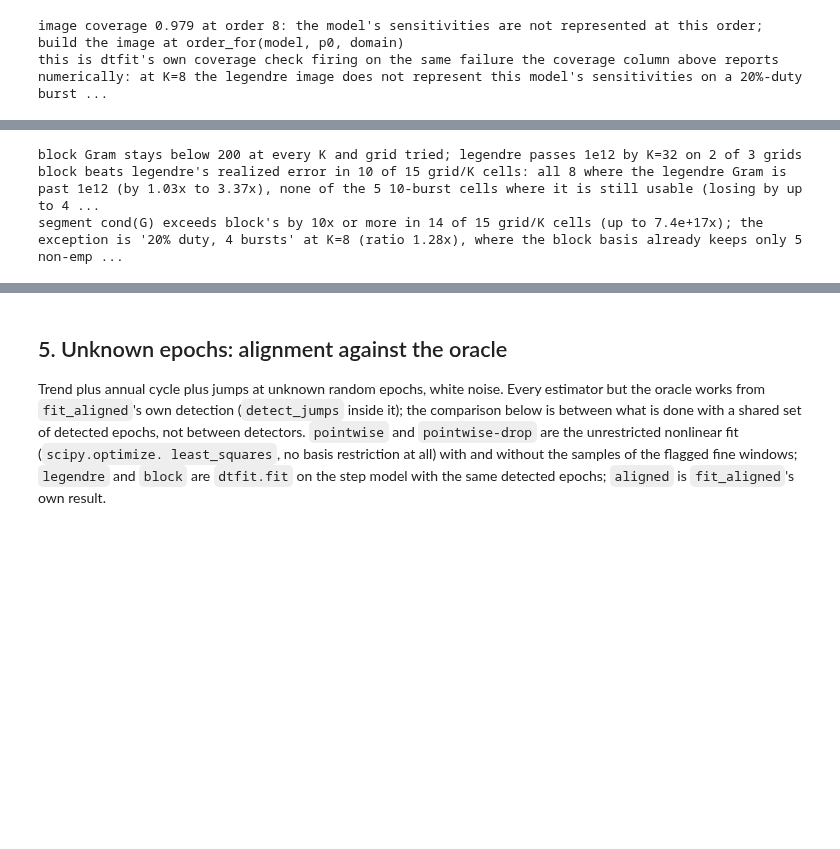
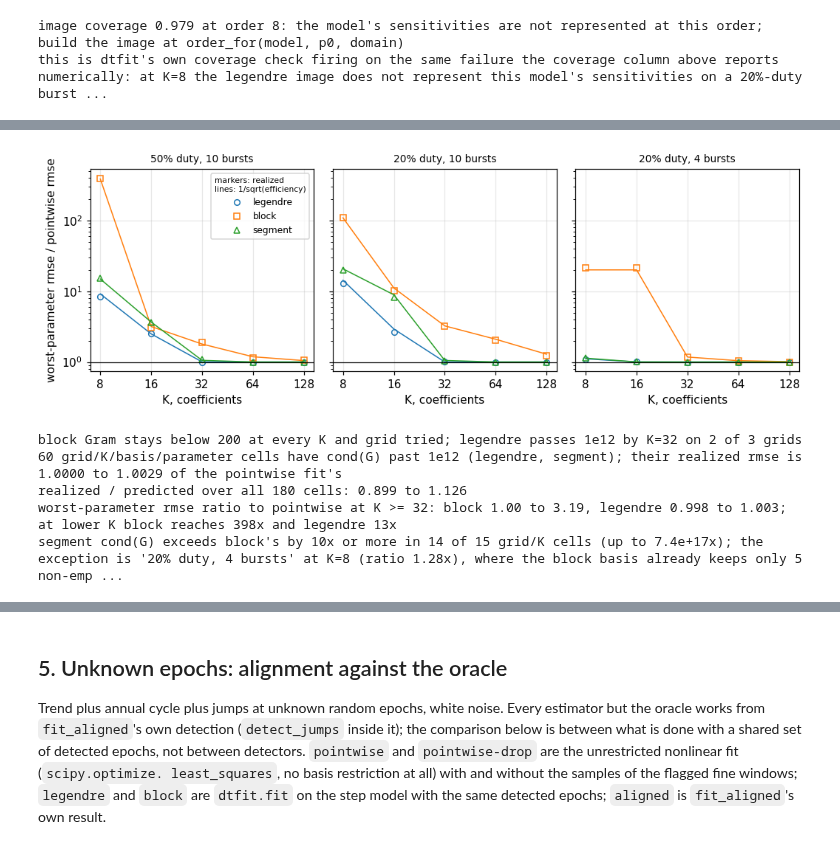
Before and after one commit to ringavirda/science-nonline, a Jupyter notebook: packages/dtfit-experimental/experiments/method/18a_block_basis_synthetic.ipynb, the cells around one changed output, grey strips where cells are left out. Drawn from its saved outputs; the diff is of its cells as text; code cells hidden in the pictures; blank space fills up the shorter version.

```diff
--- a/packages/dtfit-experimental/experiments/method/18a_block_basis_synthetic.ipynb
+++ b/packages/dtfit-experimental/experiments/method/18a_block_basis_synthetic.ipynb
@@ -507,3 +540,25 @@ gapped_realized.pivot_table(index=["grid", "K"], columns="basis", values="max_ab
+# %%
+fig, axes = plt.subplots(1, 3, figsize=(9.6, 3.4), sharey=True)
+for ax, label in zip(axes, GAP_GRIDS):
+    for basis, colour, marker in (("legendre", "tab:blue", "o"), ("block", "tab:orange", "s"),
+                                  ("segment", "tab:green", "^")):
+        sel = worst_gap[(worst_gap.grid == label) & (worst_gap.basis == basis)].sort_values("K")
+        ax.plot(sel.K, sel.predicted, "-", color=colour, lw=1)
+        ax.plot(sel.K, sel.realized, marker, ms=5, color=colour, mfc="none", label=basis)
+    ax.axhline(1.0, color="black", lw=0.8)
+    ax.set_xscale("log", base=2)
+    ax.set_yscale("log")
+    ax.set_xticks(KS)
+    ax.set_xticklabels([str(k) for k in KS])
+    ax.set_xlabel("K, coefficients")
+    ax.set_title(label, fontsize=9)
+    ax.grid(alpha=0.3)
+axes[0].set_ylabel("worst-parameter rmse / pointwise rmse")
+axes[0].legend(fontsize=8, title="markers: realized\nlines: 1/sqrt(efficiency)",
+               title_fontsize=7)
+fig.tight_layout()
+# %% [output]
+[figure, added]
 # %%
 block_max_cond = gapped_gram[gapped_gram.basis == "block"].cond.max()
 leg_cond_32 = gapped_gram[(gapped_gram.basis == "legendre") & (gapped_gram.K == 32)]
@@ -515,25 +570,30 @@ print(f"block Gram stays below {block_max_cond:.0f} at every K and grid tried; "
       f"legendre passes 1e12 by K=32 on {int((leg_cond_32.cond > 1e12).sum())} "
       f"of {len(leg_cond_32)} grids")
 
-worst = gapped_realized.pivot_table(index=["grid", "K"], columns="basis",
-                                     values="max_abs_error")
-leg_cond = gapped_gram[gapped_gram.basis == "legendre"].set_index(["grid", "K"]).cond
-singular = worst[leg_cond.reindex(worst.index) > 1e12]
-usable = worst[leg_cond.reindex(worst.index) <= 1e12]
-ten_burst = usable.index.get_level_values("grid").str.contains("10 bursts")
-bursty = usable[ten_burst]
-sing_gain = singular["legendre"] / singular["block"]
-lost_by = bursty["block"] / bursty["legendre"]
-# fails if the block fit does not win every cell whose legendre Gram is past 1e12
-assert len(singular) and (singular["block"] < singular["legendre"]).all()
-# fails if the block fit does not lose every 10-burst cell whose legendre Gram
-# is still usable: the ordering inverts there, it is not one way throughout
-assert len(bursty) and (bursty["block"] > bursty["legendre"]).all()
-print(f"block beats legendre's realized error in "
-      f"{int((worst['block'] < worst['legendre']).sum())} of {len(worst)} grid/K cells: "
-      f"all {len(singular)} where the legendre Gram is past 1e12 (by "
-      f"{sing_gain.min():.2f}x to {sing_gain.max():.2f}x), none of the {len(bursty)} "
-      f"10-burst cells where it is still usable (losing by up to {lost_by.max():.0f}x)")
+past = gapped_realized[gapped_realized.cond > 1e12]
+# fails if an image whose Gram is past 1e12 loses 3 percent to the pointwise fit
+assert len(past) and past.realized.max() < 1.03
+print(f"{len(past)} grid/K/basis/parameter cells have cond(G) past 1e12 "
+      f"({', '.join(sorted(past.basis.unique()))}); their realized rmse is "
+      f"{past.realized.min():.4f} to {past.realized.max():.4f} of the pointwise fit's")
+
+GAP_TOL = 2.0 if QUICK else 1.35
+follows = gapped_realized.realized / gapped_realized.predicted
+# fails if a realized ratio leaves 1/sqrt(efficiency) by more than the scatter of GAP_REPS draws
+assert follows.between(1 / GAP_TOL, GAP_TOL).all()
+print(f"realized / predicted over all {len(follows)} cells: "
+      f"{follows.min():.3f} to {follows.max():.3f}")
+
+worst_eff = gapped_realized.groupby(["grid", "K", "basis"]).efficiency.min().unstack("basis")
+# fails if the block image's worst exact efficiency reaches the legendre one's in any cell
+assert (worst_eff["block"] < worst_eff["legendre"]).all()
+high_k = worst_gap[worst_gap.K >= 32].pivot_table(index=["grid", "K"], columns="basis",
+                                                  values="realized", sort=False)
+print("worst-parameter rmse ratio to pointwise at K >= 32: block "
+      f"{high_k['block'].min():.2f} to {high_k['block'].max():.2f}, legendre "
+      f"{high_k['legendre'].min():.3f} to {high_k['legendre'].max():.3f}; at lower K "
+      f"block reaches {worst_gap[worst_gap.basis == 'block'].realized.max():.0f}x and "
+      f"legendre {worst_gap[worst_gap.basis == 'legendre'].realized.max():.0f}x")
 
 # claim 3's second falsifier: the segment basis (TAU_REGIME edges) against
 # the block basis, on the same three burst grids
@@ -560,6 +620,8 @@ if len(below_10):
           "factor to mean the segment basis is unusable there")
 # %% [output]
 block Gram stays below 200 at every K and grid tried; legendre passes 1e12 by K=32 on 2 of 3 grids
-block beats legendre's realized error in 10 of 15 grid/K cells: all 8 where the legendre Gram is past 1e12 (by 1.03x to 3.37x), none of the 5 10-burst cells where it is still usable (losing by up to 4 ...
+60 grid/K/basis/parameter cells have cond(G) past 1e12 (legendre, segment); their realized rmse is 1.0000 to 1.0029 of the pointwise fit's
+realized / predicted over all 180 cells: 0.899 to 1.126
+worst-parameter rmse ratio to pointwise at K >= 32: block 1.00 to 3.19, legendre 0.998 to 1.003; at lower K block reaches 398x and legendre 13x
 segment cond(G) exceeds block's by 10x or more in 14 of 15 grid/K cells (up to 7.4e+17x); the exception is '20% duty, 4 bursts' at K=8 (ratio 1.28x), where the block basis already keeps only 5 non-emp ...
 # %% [markdown]
```
Also changed, not shown: parts of 10 cells of this notebook, 2 other files.
